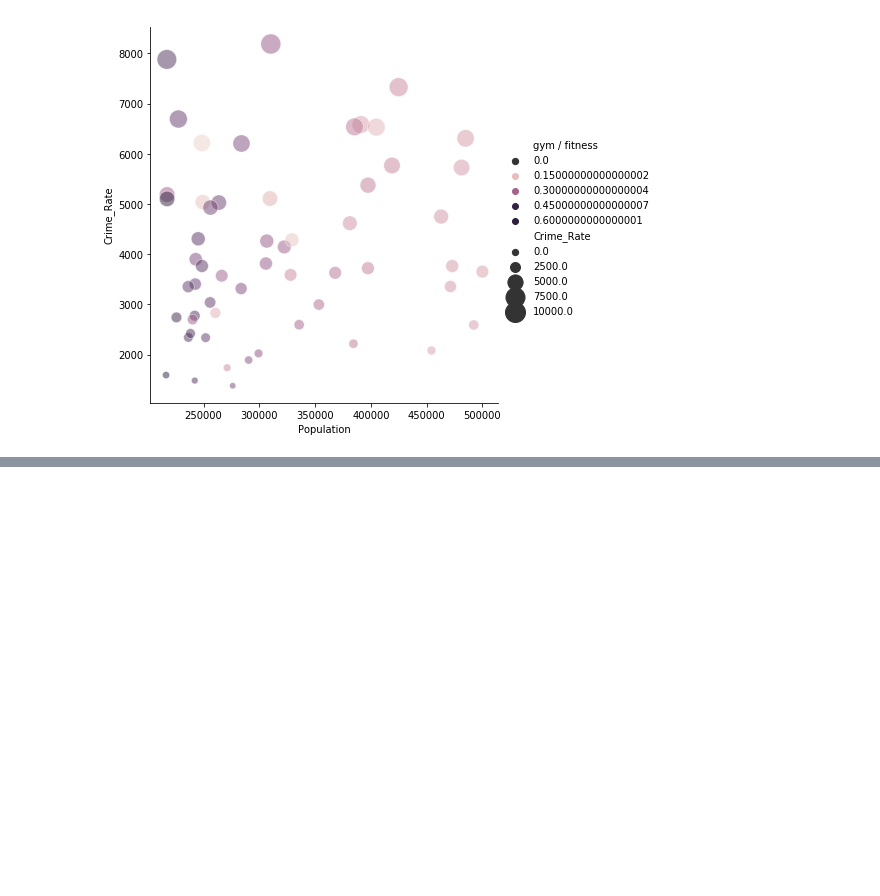
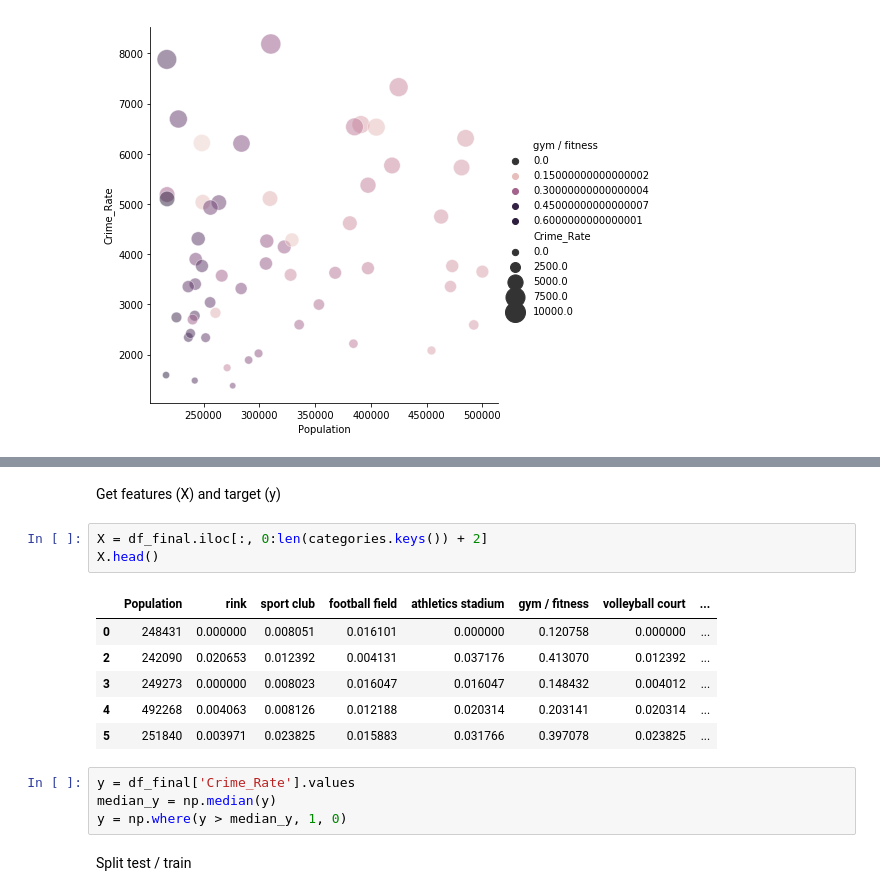
Before and after one commit to Pavel-V/Applied_Data_Science_Capstone, a Jupyter notebook: Test.ipynb, the cells around one changed output, grey strips where cells are left out. Cells and saved outputs as stored; diff of their text form; blank space fills up the shorter version.

Commit message:
add(backup), change(Test)

```diff
--- a/Test.ipynb
+++ b/Test.ipynb
@@ -287,0 +306,18 @@ g = sns.jointplot("football field", "Crime_Rate", data=df_final, kind="reg", col
+# %% [markdown]
+Get features (X) and target (y)
+# %%
+X = df_final.iloc[:, 0:len(categories.keys()) + 2]
+X.head()
+# %% [output]
+|  | Population | rink | sport club | football field | athletics stadium | gym / fitness | volleyball court | ... |
+| 0 | 248431 | 0.000000 | 0.008051 | 0.016101 | 0.000000 | 0.120758 | 0.000000 | ... |
+| 2 | 242090 | 0.020653 | 0.012392 | 0.004131 | 0.037176 | 0.413070 | 0.012392 | ... |
+| 3 | 249273 | 0.000000 | 0.008023 | 0.016047 | 0.016047 | 0.148432 | 0.004012 | ... |
+| 4 | 492268 | 0.004063 | 0.008126 | 0.012188 | 0.020314 | 0.203141 | 0.020314 | ... |
+| 5 | 251840 | 0.003971 | 0.023825 | 0.015883 | 0.031766 | 0.397078 | 0.023825 | ... |
+# %%
+y = df_final['Crime_Rate'].values
+median_y = np.median(y)
+y = np.where(y > median_y, 1, 0)
+# %% [markdown]
+Split test / train
```
Also changed, not shown: parts of 31 cells of this notebook, 1 other file.
